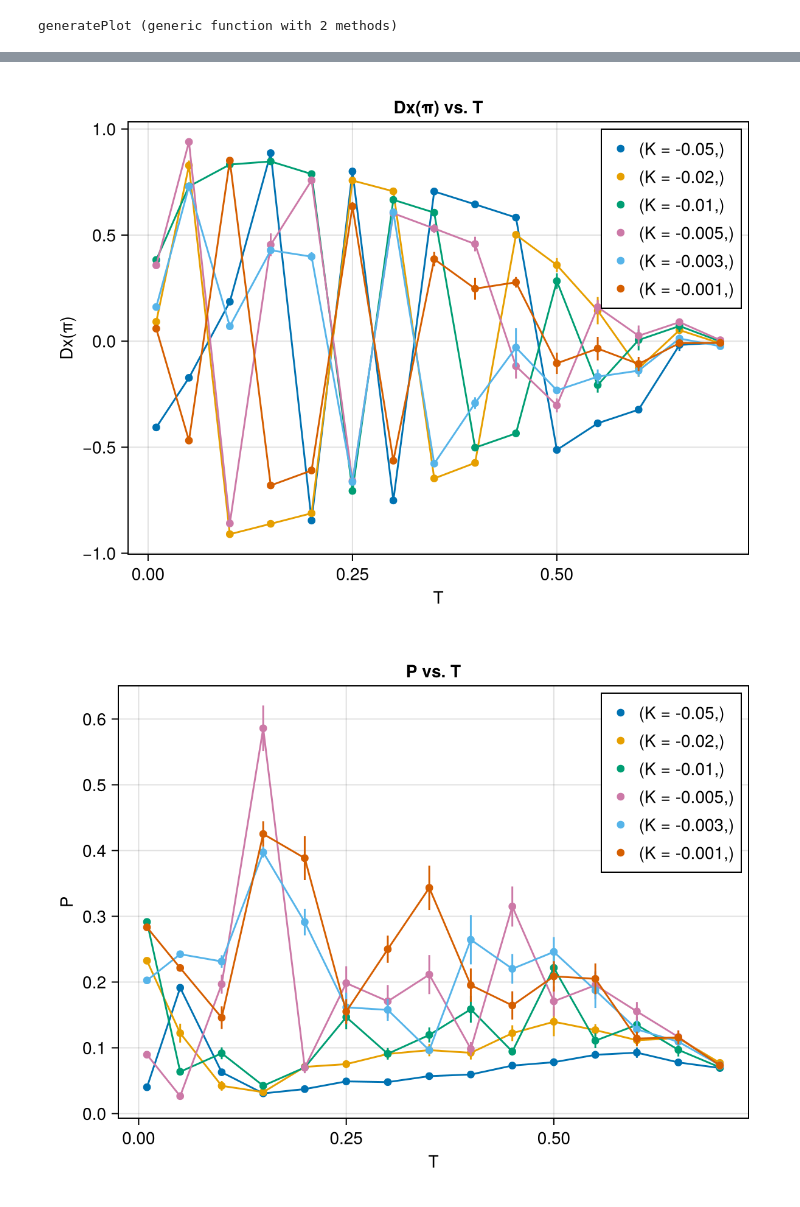
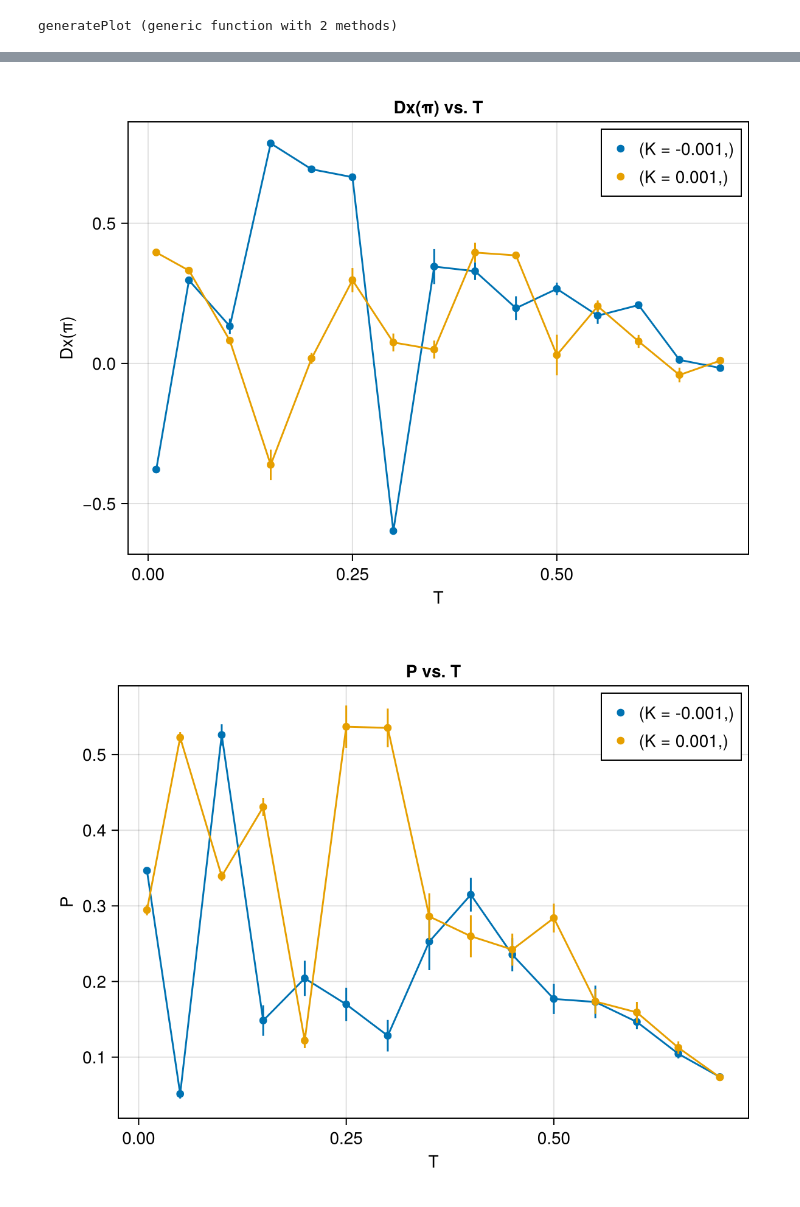
Before and after one commit to PatXue/Biquadratic.jl, a Jupyter notebook: analysis/temp-sweep.ipynb, the cells around one changed output, grey strips where cells are left out. Drawn from its saved outputs; the diff is of its cells as text; code cells hidden in the pictures.

Commit message:
Generate temp-sweep plots

```diff
--- a/analysis/temp-sweep.ipynb
+++ b/analysis/temp-sweep.ipynb
@@ -110,20 +106,20 @@ Last Group (15 rows): K = 0.05
 # %%
 fig = generatePlot(
-    neg_K_data, :T, :Dxπ;
+    data, :T, :Dxπ;
     title="Dx(π) vs. T",
     xlabel="T",
     ylabel="Dx(π)",
     line=true
 )
 # %% [output]
-[figure, old version]
+[figure, new version]
 # %%
 fig = generatePlot(
-    neg_K_data, :T, :P;
+    data, :T, :P;
     title="P vs. T",
     xlabel="T",
     ylabel="P",
     line=true
 )
 # %% [output]
-[figure, old version]
+[figure, new version]
```
Also changed, not shown: parts of 5 cells of this notebook.
